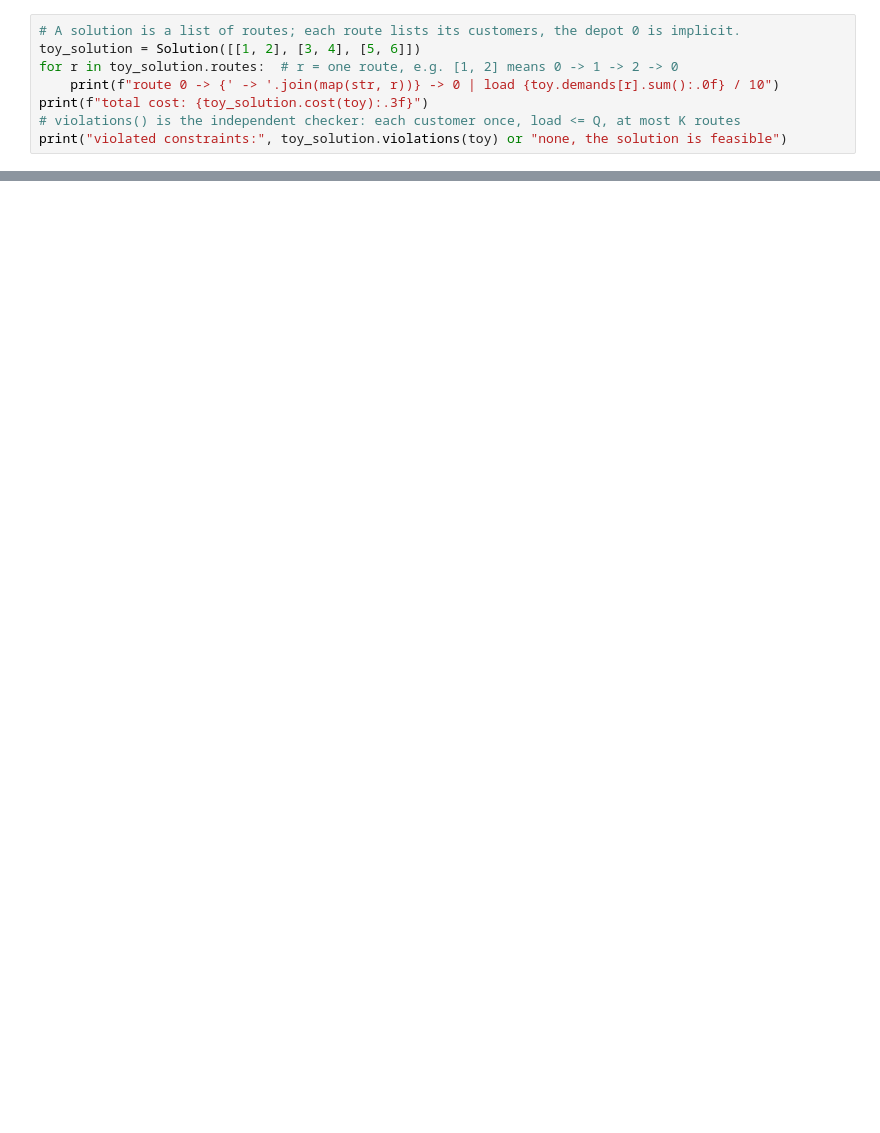
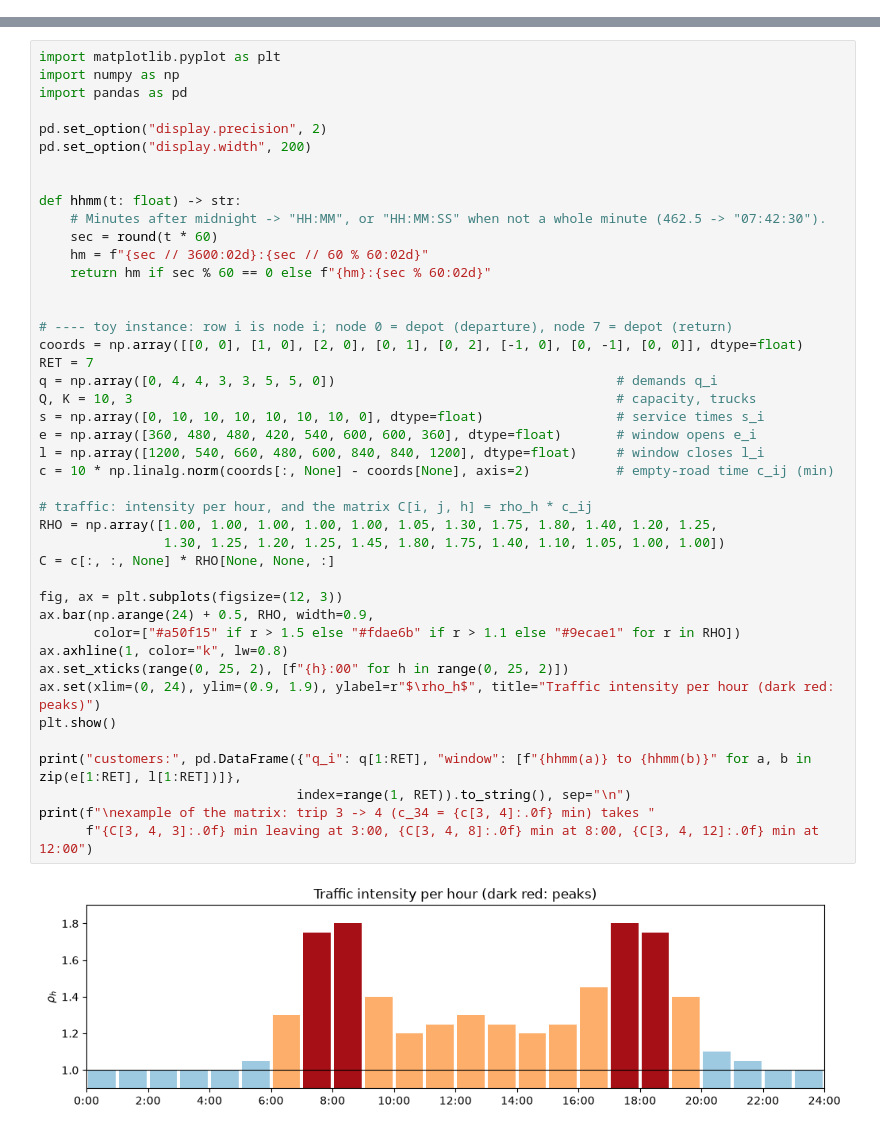
Before and after one commit to zzaved/cesi-cvrp-metaheuristics, a Jupyter notebook: notebooks/01_modeling_check.ipynb, the cells around one changed output, grey strips where cells are left out. Saved outputs shown, nothing was run; the diff lists cells and outputs as text; blank space fills up the shorter version.

```diff
--- a/notebooks/01_modeling_check.ipynb
+++ b/notebooks/01_modeling_check.ipynb
@@ -523,8 +0,0 @@ customers gives a feasible solution (section 8 shows it is in fact optimal):
-# %%
-# A solution is a list of routes; each route lists its customers, the depot 0 is implicit.
-toy_solution = Solution([[1, 2], [3, 4], [5, 6]])
-for r in toy_solution.routes:  # r = one route, e.g. [1, 2] means 0 -> 1 -> 2 -> 0
-    print(f"route 0 -> {' -> '.join(map(str, r))} -> 0 | load {toy.demands[r].sum():.0f} / 10")
-print(f"total cost: {toy_solution.cost(toy):.3f}")
-# violations() is the independent checker: each customer once, load <= Q, at most K routes
-print("violated constraints:", toy_solution.violations(toy) or "none, the solution is feasible")
@@ -1659,0 +76,45 @@ the 100-customer C101 instance with time windows.
+# %%
+import matplotlib.pyplot as plt
+import numpy as np
+import pandas as pd
+
+pd.set_option("display.precision", 2)
+pd.set_option("display.width", 200)
+
+
+def hhmm(t: float) -> str:
+    # Minutes after midnight -> "HH:MM", or "HH:MM:SS" when not a whole minute (462.5 -> "07:42:30").
+    sec = round(t * 60)
+    hm = f"{sec // 3600:02d}:{sec // 60 % 60:02d}"
+    return hm if sec % 60 == 0 else f"{hm}:{sec % 60:02d}"
+
+
+# ---- toy instance: row i is node i; node 0 = depot (departure), node 7 = depot (return)
+coords = np.array([[0, 0], [1, 0], [2, 0], [0, 1], [0, 2], [-1, 0], [0, -1], [0, 0]], dtype=float)
+RET = 7
+q = np.array([0, 4, 4, 3, 3, 5, 5, 0])                                    # demands q_i
+Q, K = 10, 3                                                              # capacity, trucks
+s = np.array([0, 10, 10, 10, 10, 10, 10, 0], dtype=float)                 # service times s_i
+e = np.array([360, 480, 480, 420, 540, 600, 600, 360], dtype=float)       # window opens e_i
+l = np.array([1200, 540, 660, 480, 600, 840, 840, 1200], dtype=float)     # window closes l_i
+c = 10 * np.linalg.norm(coords[:, None] - coords[None], axis=2)           # empty-road time c_ij (min)
+
+# traffic: intensity per hour, and the matrix C[i, j, h] = rho_h * c_ij
+RHO = np.array([1.00, 1.00, 1.00, 1.00, 1.00, 1.05, 1.30, 1.75, 1.80, 1.40, 1.20, 1.25,
+                1.30, 1.25, 1.20, 1.25, 1.45, 1.80, 1.75, 1.40, 1.10, 1.05, 1.00, 1.00])
+C = c[:, :, None] * RHO[None, None, :]
+
+fig, ax = plt.subplots(figsize=(12, 3))
+ax.bar(np.arange(24) + 0.5, RHO, width=0.9,
+       color=["#a50f15" if r > 1.5 else "#fdae6b" if r > 1.1 else "#9ecae1" for r in RHO])
+ax.axhline(1, color="k", lw=0.8)
+ax.set_xticks(range(0, 25, 2), [f"{h}:00" for h in range(0, 25, 2)])
+ax.set(xlim=(0, 24), ylim=(0.9, 1.9), ylabel=r"$\rho_h$", title="Traffic intensity per hour (dark red: peaks)")
+plt.show()
+
+print("customers:", pd.DataFrame({"q_i": q[1:RET], "window": [f"{hhmm(a)} to {hhmm(b)}" for a, b in zip(e[1:RET], l[1:RET])]},
+                                 index=range(1, RET)).to_string(), sep="\n")
+print(f"\nexample of the matrix: trip 3 -> 4 (c_34 = {c[3, 4]:.0f} min) takes "
+      f"{C[3, 4, 3]:.0f} min leaving at 3:00, {C[3, 4, 8]:.0f} min at 8:00, {C[3, 4, 12]:.0f} min at 12:00")
+# %% [output]
+[figure, added]
```
Also changed, not shown: parts of 62 cells of this notebook.
